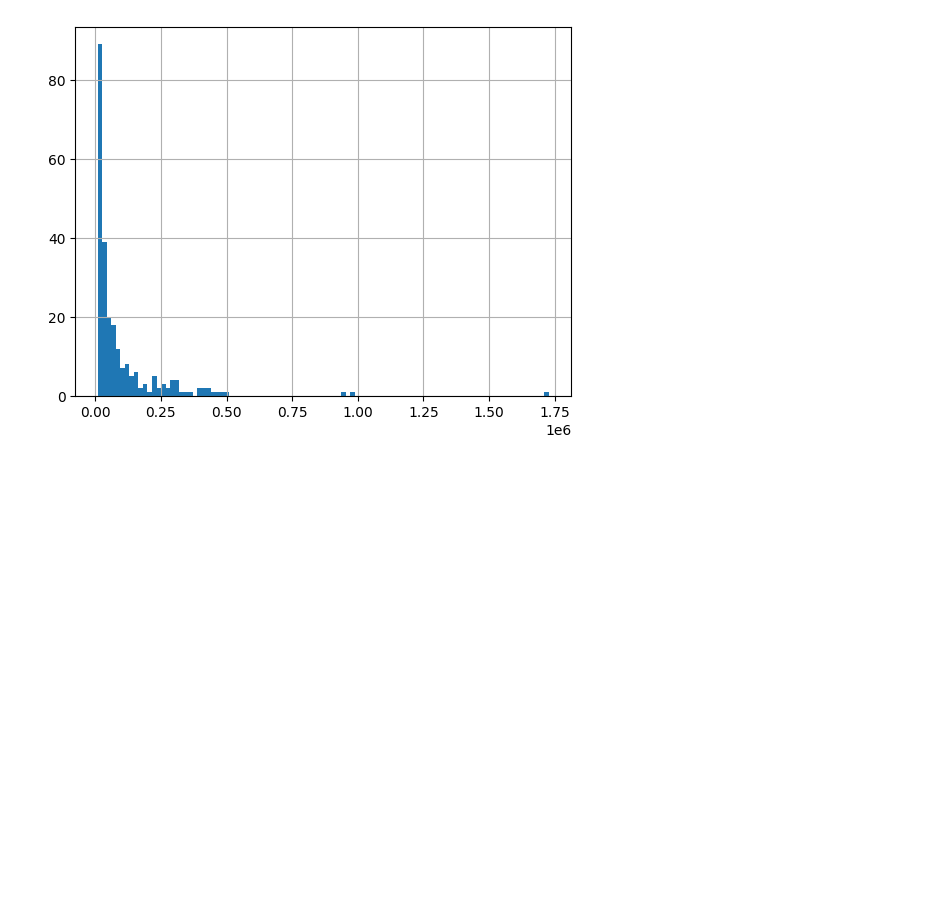
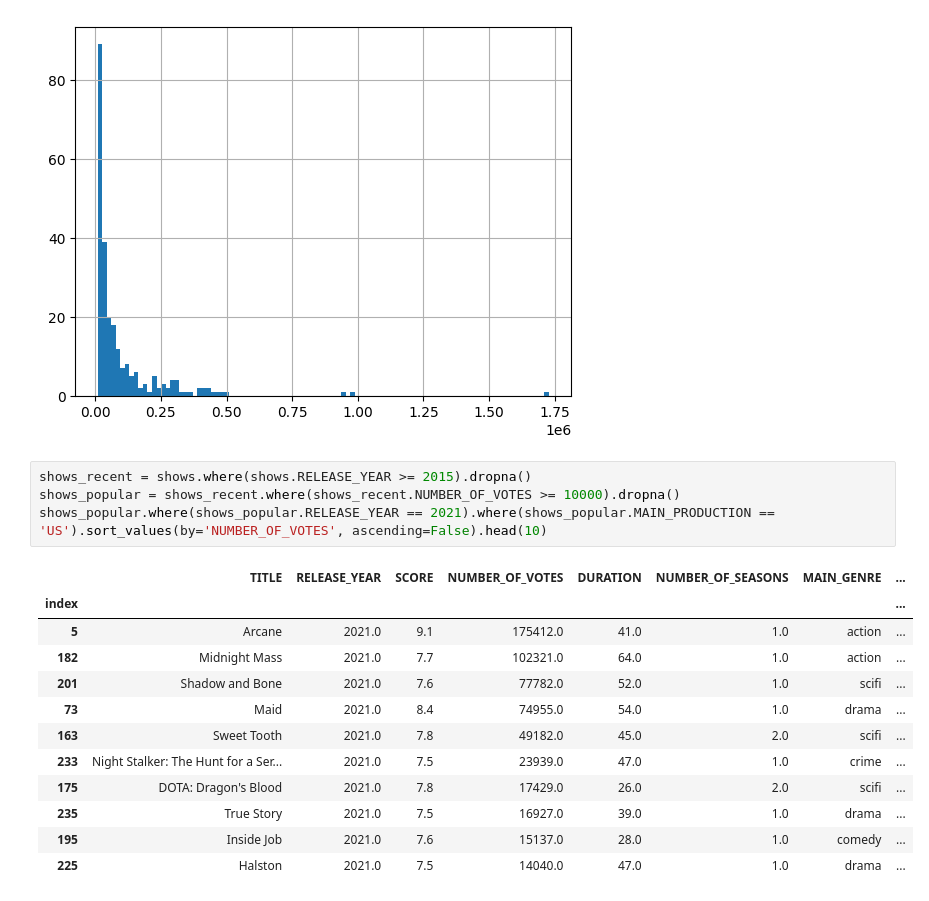
Before and after one commit to nfl6fh/DS-2002_final_project, a Jupyter notebook: testing.ipynb, the cells around one changed output. Saved outputs shown, nothing was run; the diff lists cells and outputs as text; blank space fills up the shorter version.

```diff
--- a/testing.ipynb
+++ b/testing.ipynb
@@ -98,3 +98,20 @@ shows.NUMBER_OF_VOTES.hist(bins=100)
 # %% [output]
 <AxesSubplot: >
 [figure]
+# %%
+shows_recent = shows.where(shows.RELEASE_YEAR >= 2015).dropna()
+shows_popular = shows_recent.where(shows_recent.NUMBER_OF_VOTES >= 10000).dropna()
+shows_popular.where(shows_popular.RELEASE_YEAR == 2021).where(shows_popular.MAIN_PRODUCTION == 'US').sort_values(by='NUMBER_OF_VOTES', ascending=False).head(10)
+# %% [output]
+|  | TITLE | RELEASE_YEAR | SCORE | NUMBER_OF_VOTES | DURATION | NUMBER_OF_SEASONS | MAIN_GENRE | ... |
+| index |  |  |  |  |  |  |  | ... |
+| 5 | Arcane | 2021.0 | 9.1 | 175412.0 | 41.0 | 1.0 | action | ... |
+| 182 | Midnight Mass | 2021.0 | 7.7 | 102321.0 | 64.0 | 1.0 | action | ... |
+| 201 | Shadow and Bone | 2021.0 | 7.6 | 77782.0 | 52.0 | 1.0 | scifi | ... |
+| 73 | Maid | 2021.0 | 8.4 | 74955.0 | 54.0 | 1.0 | drama | ... |
+| 163 | Sweet Tooth | 2021.0 | 7.8 | 49182.0 | 45.0 | 2.0 | scifi | ... |
+| 233 | Night Stalker: The Hunt for a Ser... | 2021.0 | 7.5 | 23939.0 | 47.0 | 1.0 | crime | ... |
+| 175 | DOTA: Dragon's Blood | 2021.0 | 7.8 | 17429.0 | 26.0 | 2.0 | scifi | ... |
+| 235 | True Story | 2021.0 | 7.5 | 16927.0 | 39.0 | 1.0 | drama | ... |
+| 195 | Inside Job | 2021.0 | 7.6 | 15137.0 | 28.0 | 1.0 | comedy | ... |
+| 225 | Halston | 2021.0 | 7.5 | 14040.0 | 47.0 | 1.0 | drama | ... |
```
Also changed, not shown: parts of 2 cells of this notebook.
